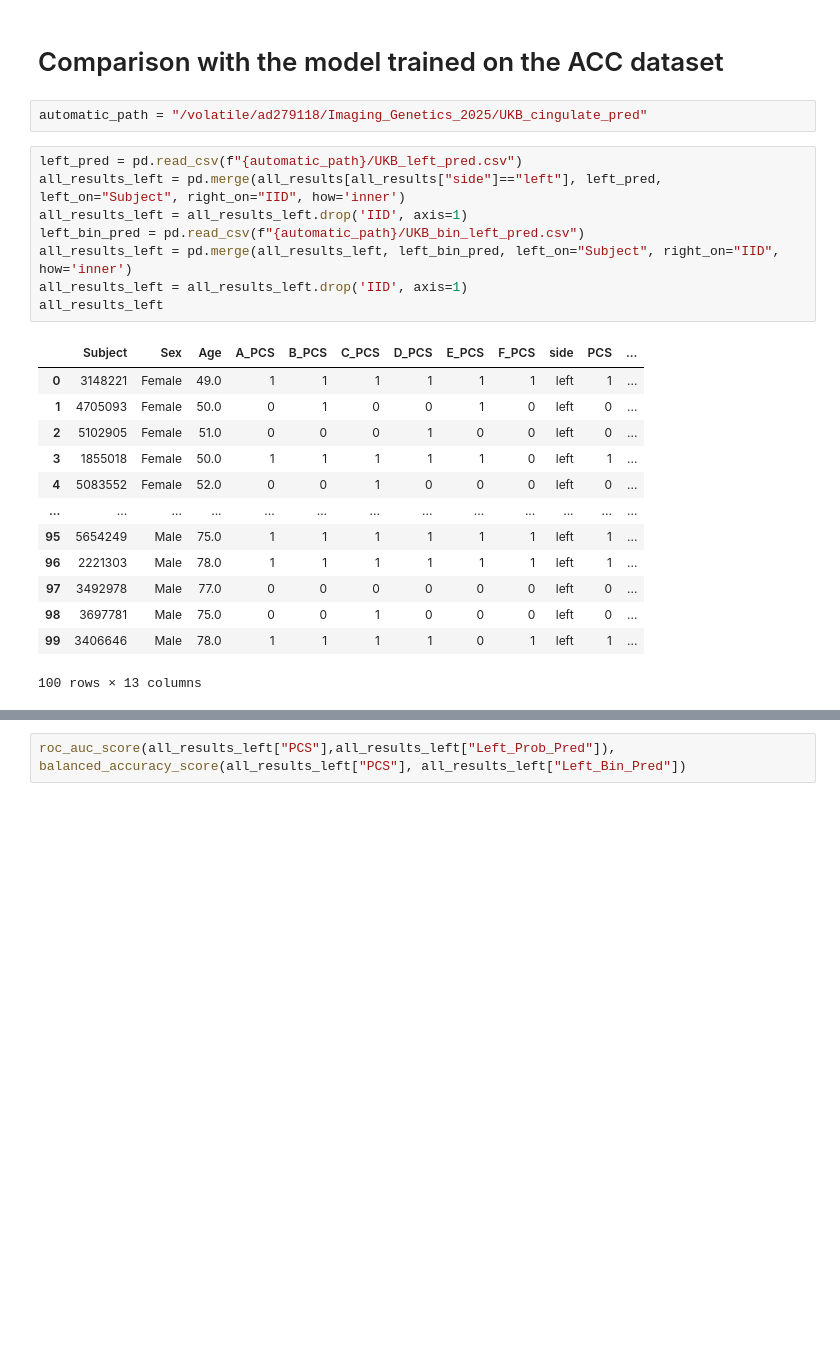
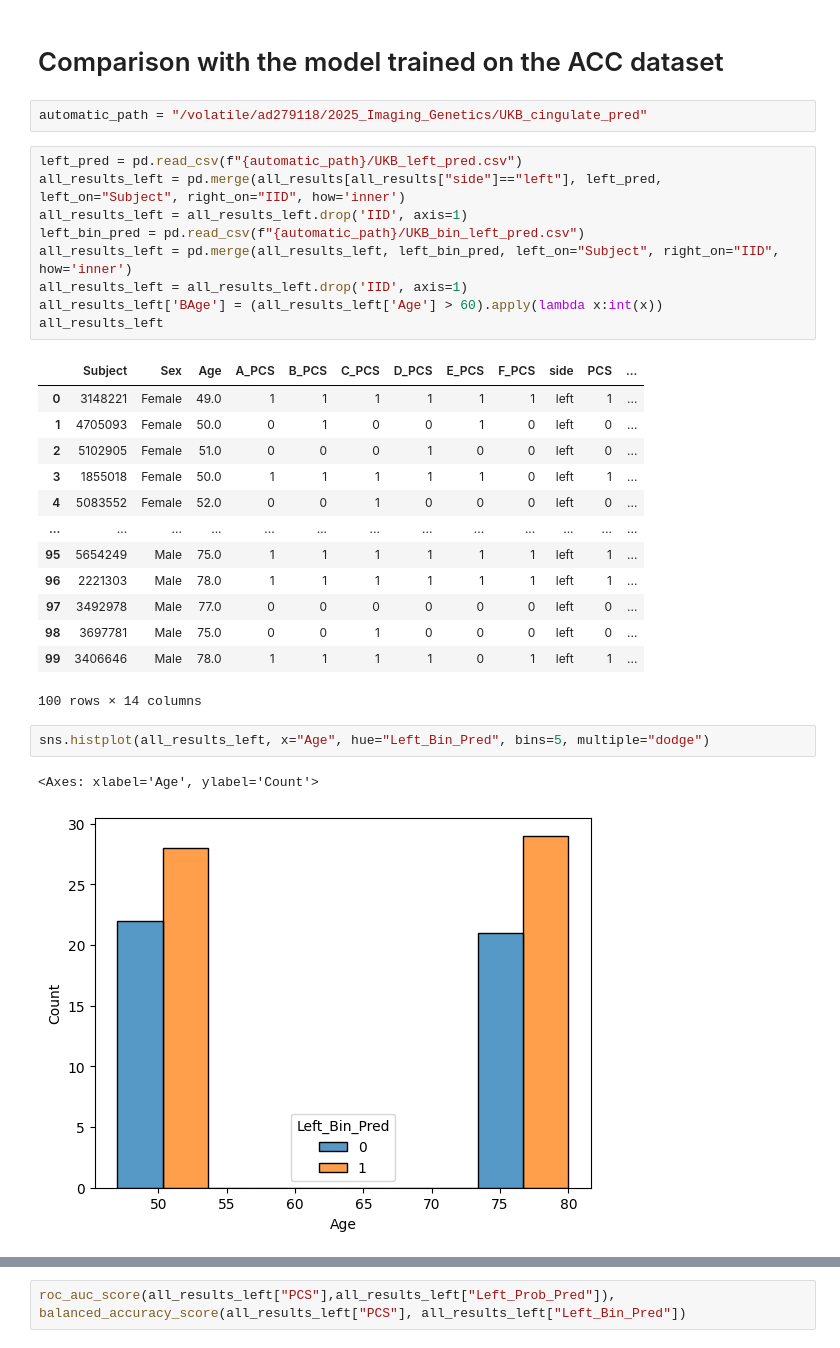
Before and after one commit to neurospin-projects/2024_adufournet_sulcus_genetics, a Jupyter notebook: notebooks/Labellisation/inter_raters_var.ipynb, the cells around one changed output, grey strips where cells are left out. Saved outputs shown, nothing was run; the diff lists cells and outputs as text; blank space fills up the shorter version.

```diff
--- a/notebooks/Labellisation/inter_raters_var.ipynb
+++ b/notebooks/Labellisation/inter_raters_var.ipynb
@@ -220,7 +220,7 @@ Text(0.5, 1.0, 'Number of PCS in the right hemisphere, regarding the age')
 # %% [markdown]
 # Comparison with the model trained on the ACC dataset
 # %%
-automatic_path = "/volatile/ad279118/Imaging_Genetics_2025/UKB_cingulate_pred"
+automatic_path = "/volatile/ad279118/2025_Imaging_Genetics/UKB_cingulate_pred"
 # %%
 left_pred = pd.read_csv(f"{automatic_path}/UKB_left_pred.csv")
 all_results_left = pd.merge(all_results[all_results["side"]=="left"], left_pred, left_on="Subject", right_on="IID", how='inner')
@@ -228,6 +228,7 @@ all_results_left = all_results_left.drop('IID', axis=1)
 left_bin_pred = pd.read_csv(f"{automatic_path}/UKB_bin_left_pred.csv")
 all_results_left = pd.merge(all_results_left, left_bin_pred, left_on="Subject", right_on="IID", how='inner')
 all_results_left = all_results_left.drop('IID', axis=1)
+all_results_left['BAge'] = (all_results_left['Age'] > 60).apply(lambda x:int(x))
 all_results_left
 # %% [output]
 |  | Subject | Sex | Age | A_PCS | B_PCS | C_PCS | D_PCS | E_PCS | F_PCS | side | PCS | ... |
@@ -242,4 +243,9 @@ all_results_left
 | 97 | 3492978 | Male | 77.0 | 0 | 0 | 0 | 0 | 0 | 0 | left | 0 | ... |
 | 98 | 3697781 | Male | 75.0 | 0 | 0 | 1 | 0 | 0 | 0 | left | 0 | ... |
 | 99 | 3406646 | Male | 78.0 | 1 | 1 | 1 | 1 | 0 | 1 | left | 1 | ... |
-100 rows × 13 columns
+100 rows × 14 columns
+# %%
+sns.histplot(all_results_left, x="Age", hue="Left_Bin_Pred", bins=5, multiple="dodge")
+# %% [output]
+<Axes: xlabel='Age', ylabel='Count'>
+[figure, added]
```
Also changed, not shown: parts of 10 cells of this notebook, 1 other file.
